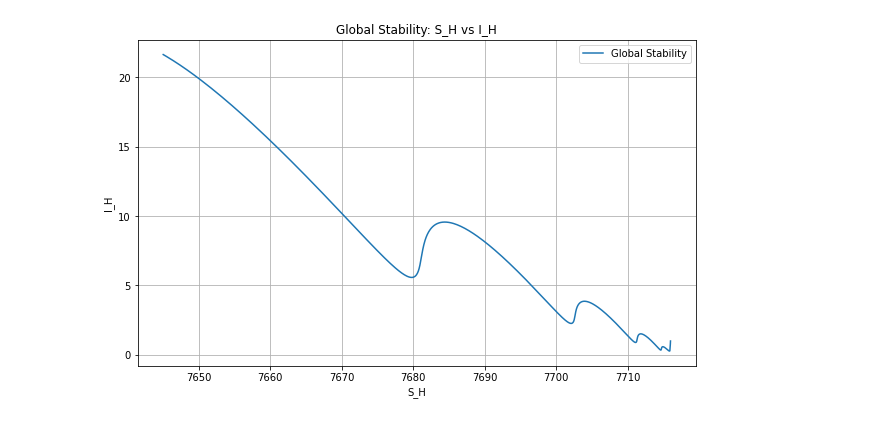
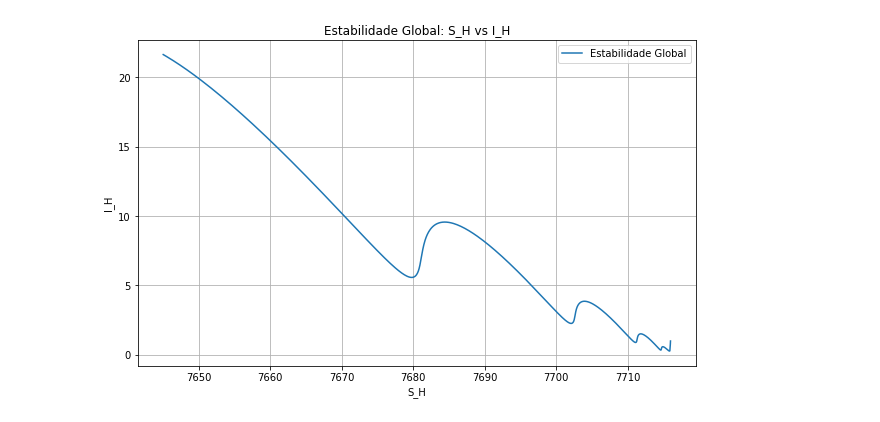
Before and after one commit to RaphaLevy/TCC, a Jupyter notebook: Modelagem_com_Dinamica_Pop/Plot_SH_por_IH.ipynb, the cells around one changed output. Saved outputs shown, nothing was run; the diff lists cells and outputs as text; code cells hidden in the pictures.

```diff
--- a/Modelagem_com_Dinamica_Pop/Plot_SH_por_IH.ipynb
+++ b/Modelagem_com_Dinamica_Pop/Plot_SH_por_IH.ipynb
@@ -190,28 +223,28 @@ k=2.0746963059512207
 # %%
 args = (T_linha, T1, T2, omega1, phi1, R1, R2, omega2, phi2,
                    B_E, p_ME, p_ML, p_MP, tau_E, tau_P, c1, c2,
                    D1, b1, A, B, C, b2, tau_H, DD, Tmin, gamma, R_L,
                    N, M, E_M0, I_H0, I_M0, R_H0, mu_H, k)
 
-t_span = (0, 1825)  # Adjust the time span as needed
+t_span = (0, 1825)
 
 initial_conditions = [S_H0, I_H0, R_H0, S_M0, E_M0, I_M0]
 
-# Solve the system of differential equations
+# Resolve o sistema de EDOs
 solution = solve_ivp(model, t_span, initial_conditions,  args=args, method='RK45', dense_output=True)
 
-# Extract the results
+# Extrai os resultados
 t_values = np.linspace(t_span[0], t_span[1], 1000)
 z_values = solution.sol(t_values)
 
-# Plot S_H vs I_H
+# Plota S_H vs I_H
 plt.figure(figsize=(10, 6))
-plt.plot(z_values[0], z_values[1], label='Global Stability')
-plt.title('Global Stability: S_H vs I_H')
+plt.plot(z_values[0], z_values[1], label='Estabilidade Global')
+plt.title('Estabilidade Global: S_H vs I_H')
 plt.xlabel('S_H')
 plt.ylabel('I_H')
 plt.legend()
 plt.grid(True)
 plt.show()
 # %% [output]
-[figure, old version]
+[figure, new version]
```
Also changed, not shown: parts of 9 cells of this notebook.
